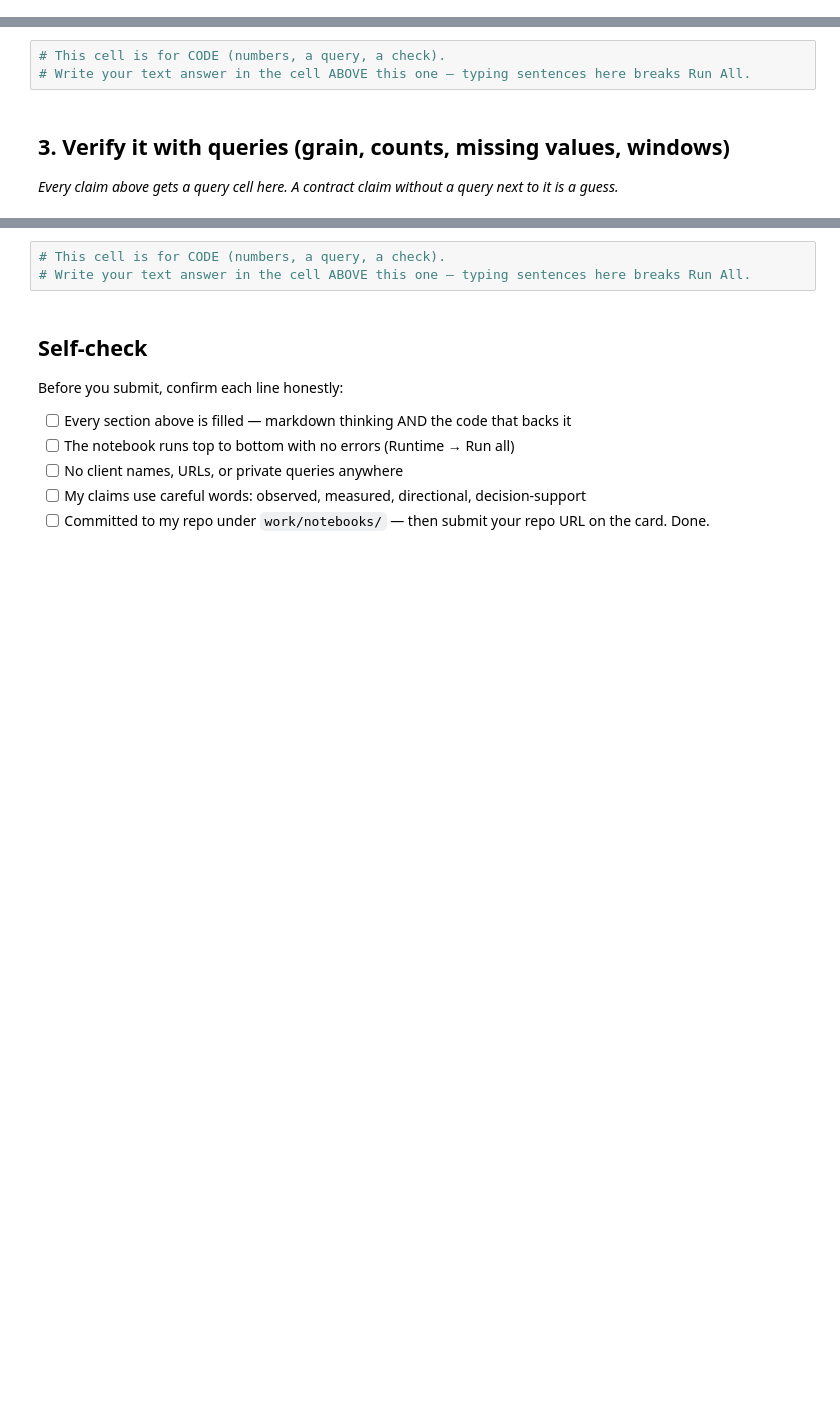
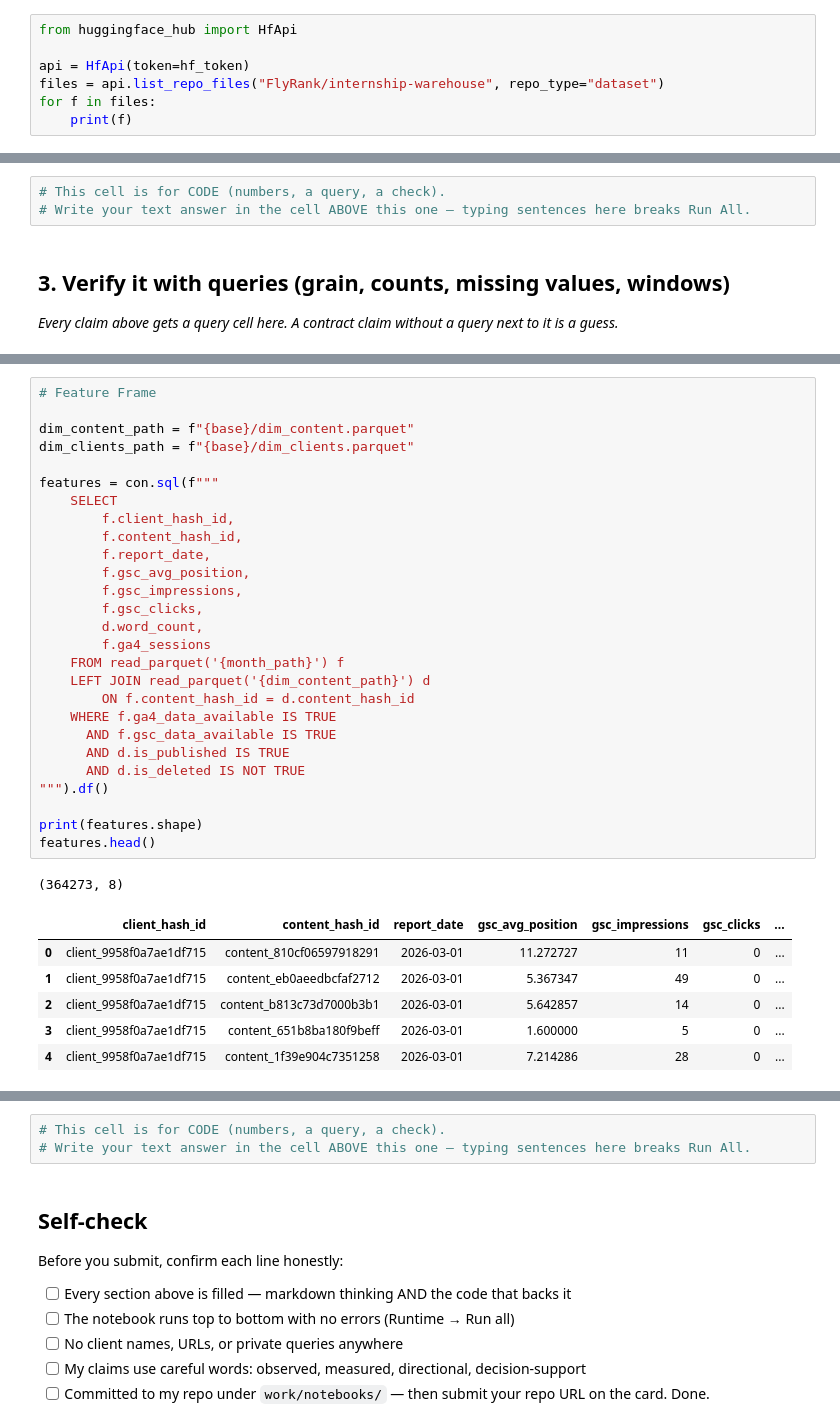
Before and after one commit to tkg-create/FlyRank-ML-Track, a Jupyter notebook: work/notebooks/w03_data_contract.ipynb, the cells around one changed output, grey strips where cells are left out. Cells and saved outputs as stored; diff of their text form; blank space fills up the shorter version.

```diff
--- a/work/notebooks/w03_data_contract.ipynb
+++ b/work/notebooks/w03_data_contract.ipynb
@@ -12,0 +25,7 @@ This skeleton is yours to fill. Work the sections **in order** — each one has
+# %%
+from huggingface_hub import HfApi
+
+api = HfApi(token=hf_token)
+files = api.list_repo_files("FlyRank/internship-warehouse", repo_type="dataset")
+for f in files:
+    print(f)
@@ -33,0 +148,35 @@ This skeleton is yours to fill. Work the sections **in order** — each one has
+# %%
+# Feature Frame
+
+dim_content_path = f"{base}/dim_content.parquet"
+dim_clients_path = f"{base}/dim_clients.parquet"
+
+features = con.sql(f"""
+    SELECT
+        f.client_hash_id,
+        f.content_hash_id,
+        f.report_date,
+        f.gsc_avg_position,
+        f.gsc_impressions,
+        f.gsc_clicks,
+        d.word_count,
+        f.ga4_sessions
+    FROM read_parquet('{month_path}') f
+    LEFT JOIN read_parquet('{dim_content_path}') d
+        ON f.content_hash_id = d.content_hash_id
+    WHERE f.ga4_data_available IS TRUE
+      AND f.gsc_data_available IS TRUE
+      AND d.is_published IS TRUE
+      AND d.is_deleted IS NOT TRUE
+""").df()
+
+print(features.shape)
+features.head()
+# %% [output]
+(364273, 8)
+|  | client_hash_id | content_hash_id | report_date | gsc_avg_position | gsc_impressions | gsc_clicks | ... |
+| 0 | client_9958f0a7ae1df715 | content_810cf06597918291 | 2026-03-01 | 11.272727 | 11 | 0 | ... |
+| 1 | client_9958f0a7ae1df715 | content_eb0aeedbcfaf2712 | 2026-03-01 | 5.367347 | 49 | 0 | ... |
+| 2 | client_9958f0a7ae1df715 | content_b813c73d7000b3b1 | 2026-03-01 | 5.642857 | 14 | 0 | ... |
+| 3 | client_9958f0a7ae1df715 | content_651b8ba180f9beff | 2026-03-01 | 1.600000 | 5 | 0 | ... |
+| 4 | client_9958f0a7ae1df715 | content_1f39e904c7351258 | 2026-03-01 | 7.214286 | 28 | 0 | ... |
```
Also changed, not shown: parts of 18 cells of this notebook.
